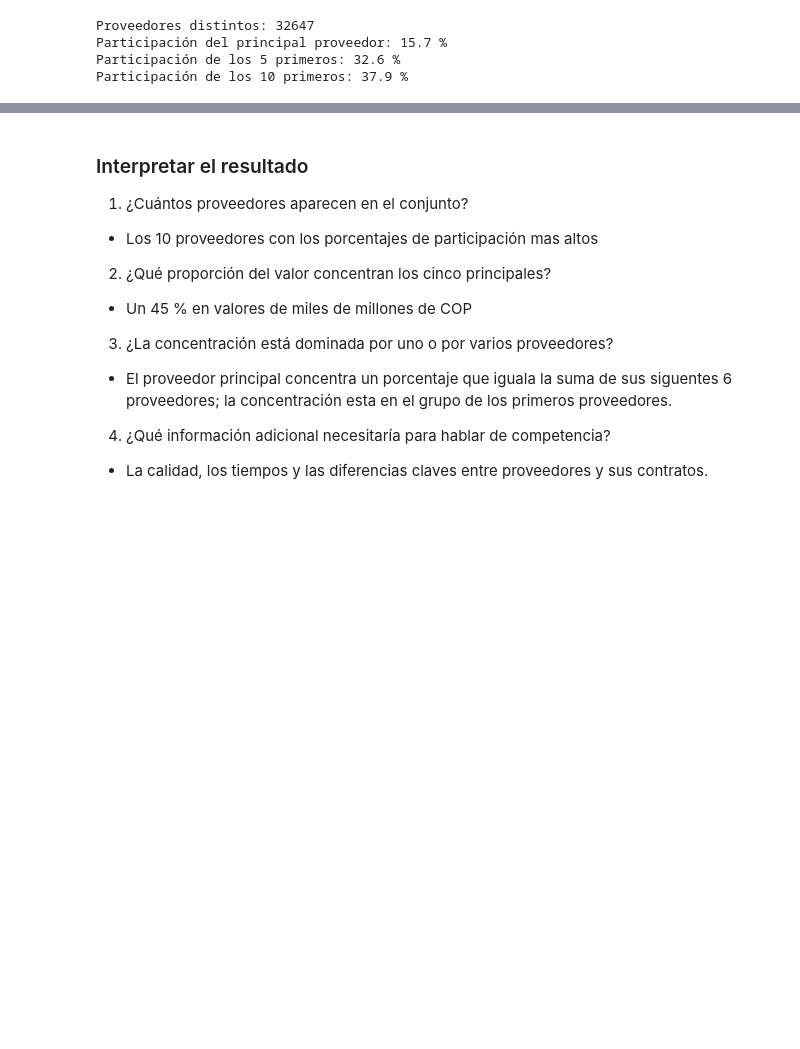
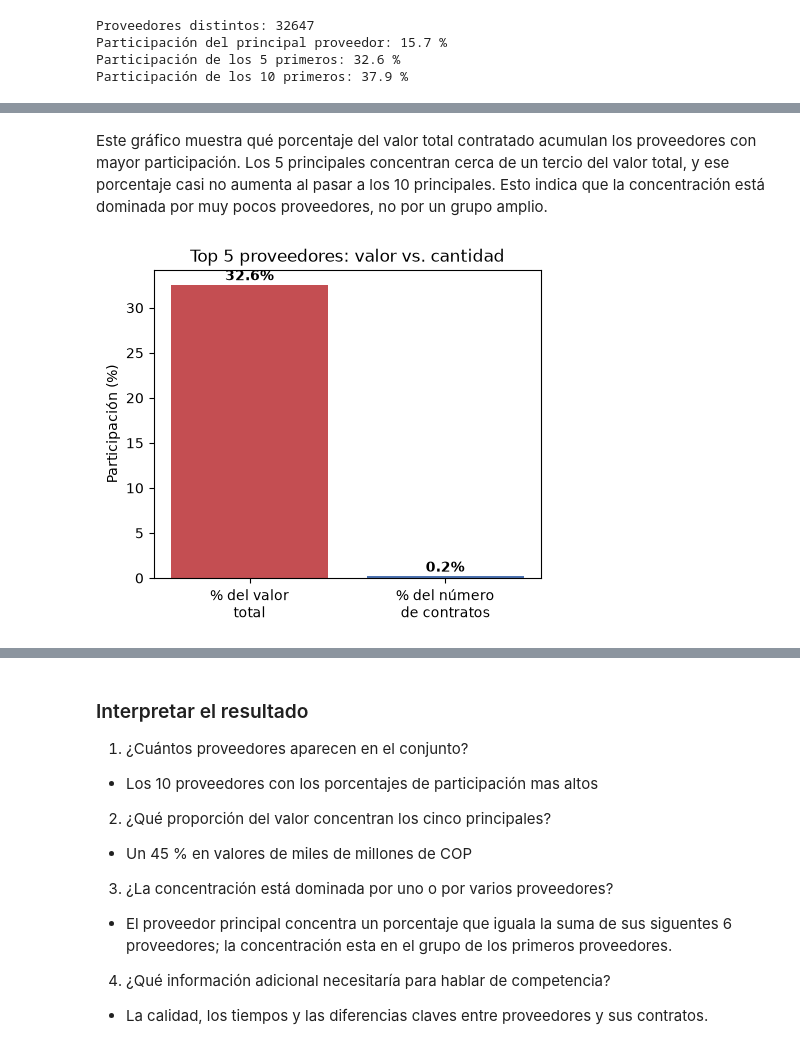
Before and after one commit to soficarreroa/secop-expediente-4B, a Jupyter notebook: SECOP_ExpedienteB.ipynb, the cells around one changed output, grey strips where cells are left out. Drawn from its saved outputs; the diff is of its cells as text; code cells hidden in the pictures; blank space fills up the shorter version.

```diff
--- a/SECOP_ExpedienteB.ipynb
+++ b/SECOP_ExpedienteB.ipynb
@@ -428,0 +444,19 @@ Participación de los 10 primeros: 37.9 %
+# %% [markdown]
+Este gráfico muestra qué porcentaje del valor total contratado acumulan los proveedores con mayor participación. Los 5 principales concentran cerca de un tercio del valor total, y ese porcentaje casi no aumenta al pasar a los 10 principales. Esto indica que la concentración está dominada por muy pocos proveedores, no por un grupo amplio.
+# %%
+total_contratos = suppliers["contratos"].sum()
+suppliers["participacion_contratos"] = suppliers["contratos"] / total_contratos * 100
+
+top5_c = suppliers["participacion_contratos"].head(5).sum()
+
+plt.figure(figsize=(5, 4))
+labels2 = ["% del valor\ntotal", "% del número\nde contratos"]
+valores2 = [top5_v, top5_c]
+plt.bar(labels2, valores2, color=["#C44E52", "#4C72B0"])
+for i, v in enumerate(valores2):
+    plt.text(i, v + 0.5, f"{v:.1f}%", ha="center", fontweight="bold")
+plt.ylabel("Participación (%)")
+plt.title("Top 5 proveedores: valor vs. cantidad")
+plt.show()
+# %% [output]
+[figure, added]
```
Also changed, not shown: parts of 7 cells of this notebook.
